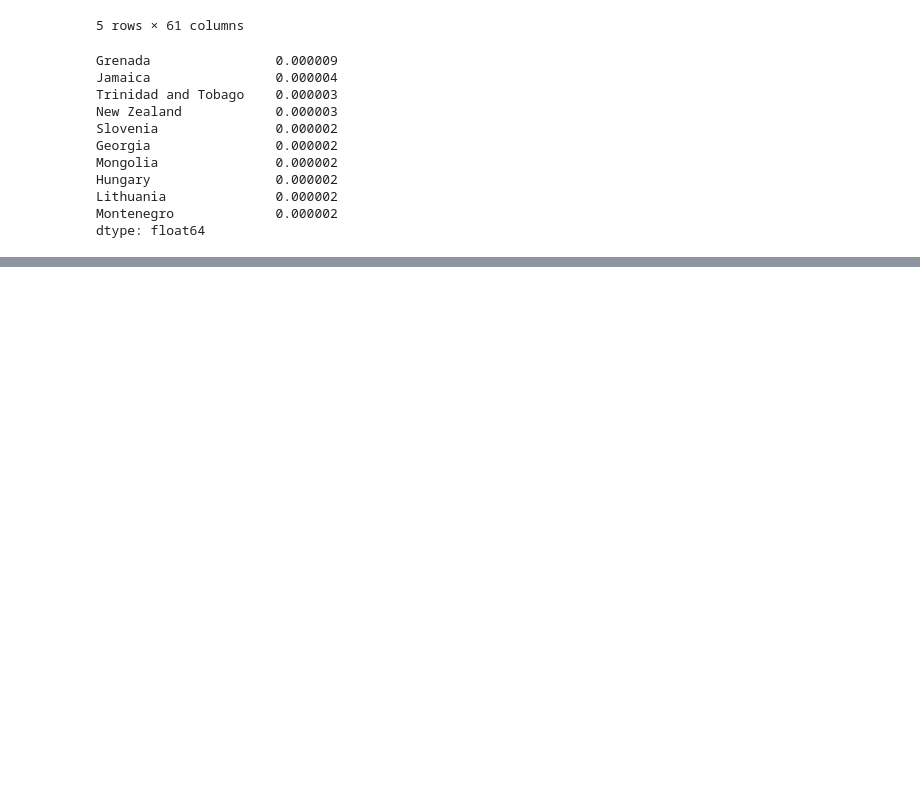
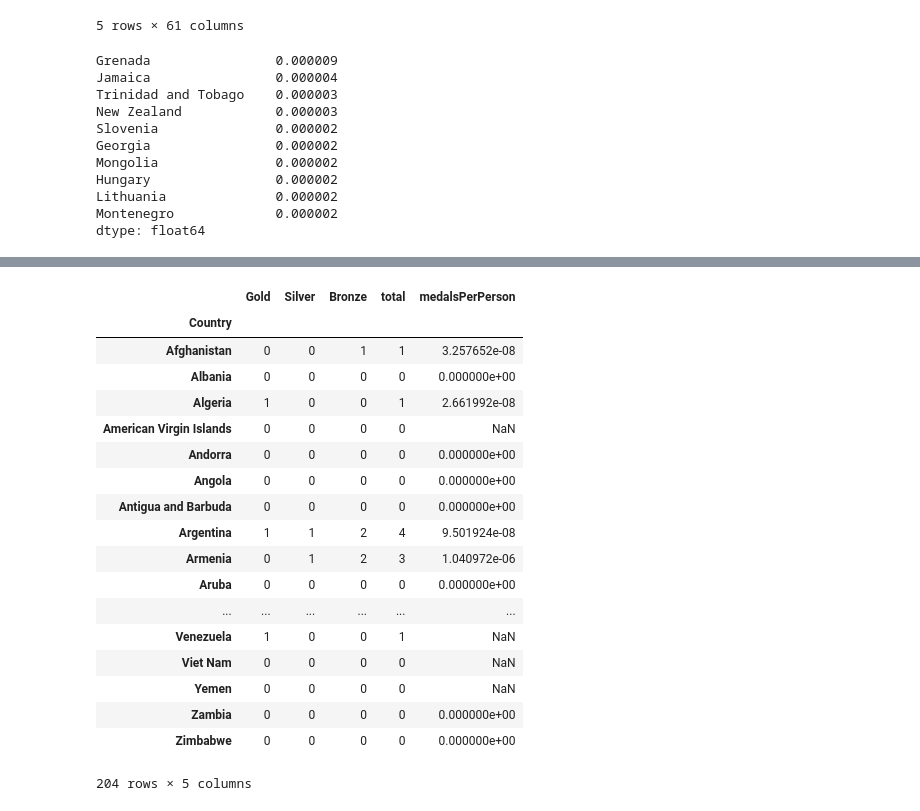
Before and after one commit to jaworra/Jupyter-Notebooks, a Jupyter notebook: pythonCharmersDay2.ipynb, the cells around one changed output, grey strips where cells are left out. Drawn from its saved outputs; the diff is of its cells as text; code cells hidden in the pictures; blank space fills up the shorter version.

```diff
--- a/pythonCharmersDay2.ipynb
+++ b/pythonCharmersDay2.ipynb
@@ -316,0 +329,24 @@ compCountryPopMedals.nlargest(10).plot(kind='bar')
+# %%
+olympics['medalsPerPerson']= compCountryPopMedals
+# %%
+olympics
+# %% [output]
+|  | Gold | Silver | Bronze | total | medalsPerPerson |
+| Country |  |  |  |  |  |
+| Afghanistan | 0 | 0 | 1 | 1 | 3.257652e-08 |
+| Albania | 0 | 0 | 0 | 0 | 0.000000e+00 |
+| Algeria | 1 | 0 | 0 | 1 | 2.661992e-08 |
+| American Virgin Islands | 0 | 0 | 0 | 0 | NaN |
+| Andorra | 0 | 0 | 0 | 0 | 0.000000e+00 |
+| Angola | 0 | 0 | 0 | 0 | 0.000000e+00 |
+| Antigua and Barbuda | 0 | 0 | 0 | 0 | 0.000000e+00 |
+| Argentina | 1 | 1 | 2 | 4 | 9.501924e-08 |
+| Armenia | 0 | 1 | 2 | 3 | 1.040972e-06 |
+| Aruba | 0 | 0 | 0 | 0 | 0.000000e+00 |
+| ... | ... | ... | ... | ... | ... |
+| Venezuela | 1 | 0 | 0 | 1 | NaN |
+| Viet Nam | 0 | 0 | 0 | 0 | NaN |
+| Yemen | 0 | 0 | 0 | 0 | NaN |
+| Zambia | 0 | 0 | 0 | 0 | 0.000000e+00 |
+| Zimbabwe | 0 | 0 | 0 | 0 | 0.000000e+00 |
+204 rows × 5 columns
```
Also changed, not shown: parts of 17 cells of this notebook.
